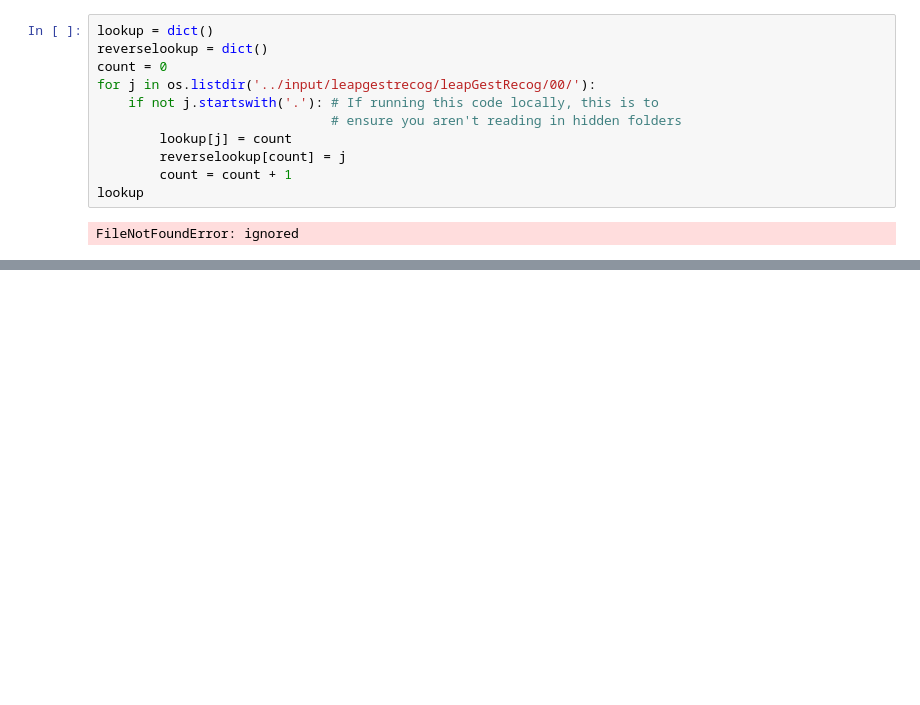
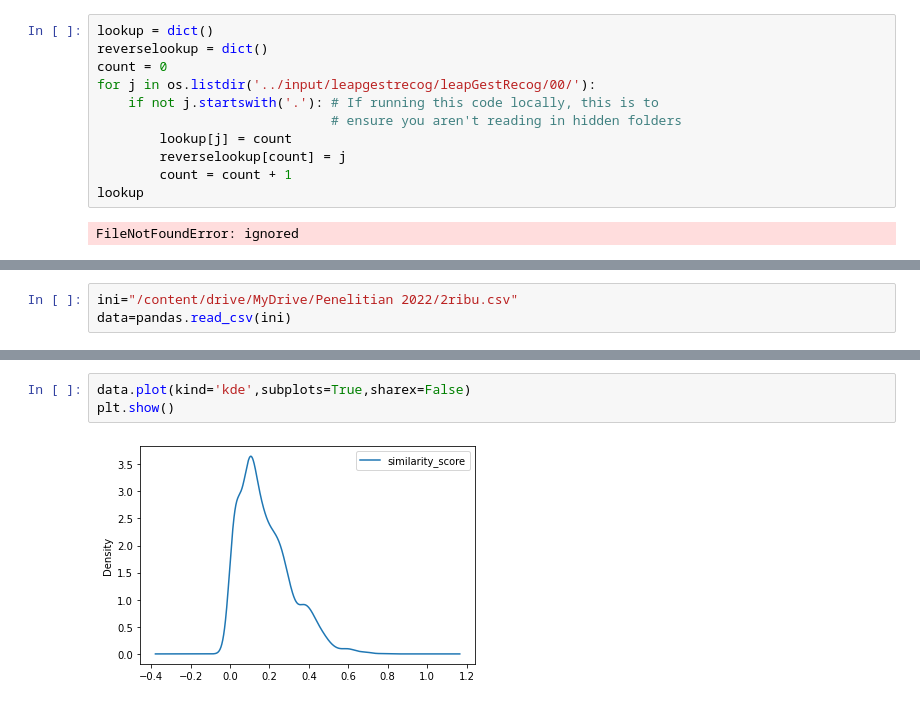
Before and after one commit to PaperBlade/Latihan, a Jupyter notebook: coba.ipynb, the cells around one changed output, grey strips where cells are left out. Drawn from its saved outputs; the diff is of its cells as text; blank space fills up the shorter version.

```diff
--- a/coba.ipynb
+++ b/coba.ipynb
@@ -124,0 +127,3 @@ FileNotFoundError: ignored
+# %%
+ini="/content/drive/MyDrive/Penelitian 2022/2ribu.csv"
+data=pandas.read_csv(ini)
@@ -124,0 +154,5 @@ FileNotFoundError: ignored
+# %%
+data.plot(kind='kde',subplots=True,sharex=False)
+plt.show()
+# %% [output]
+[figure, added]
```
Also changed, not shown: parts of 14 cells of this notebook.
